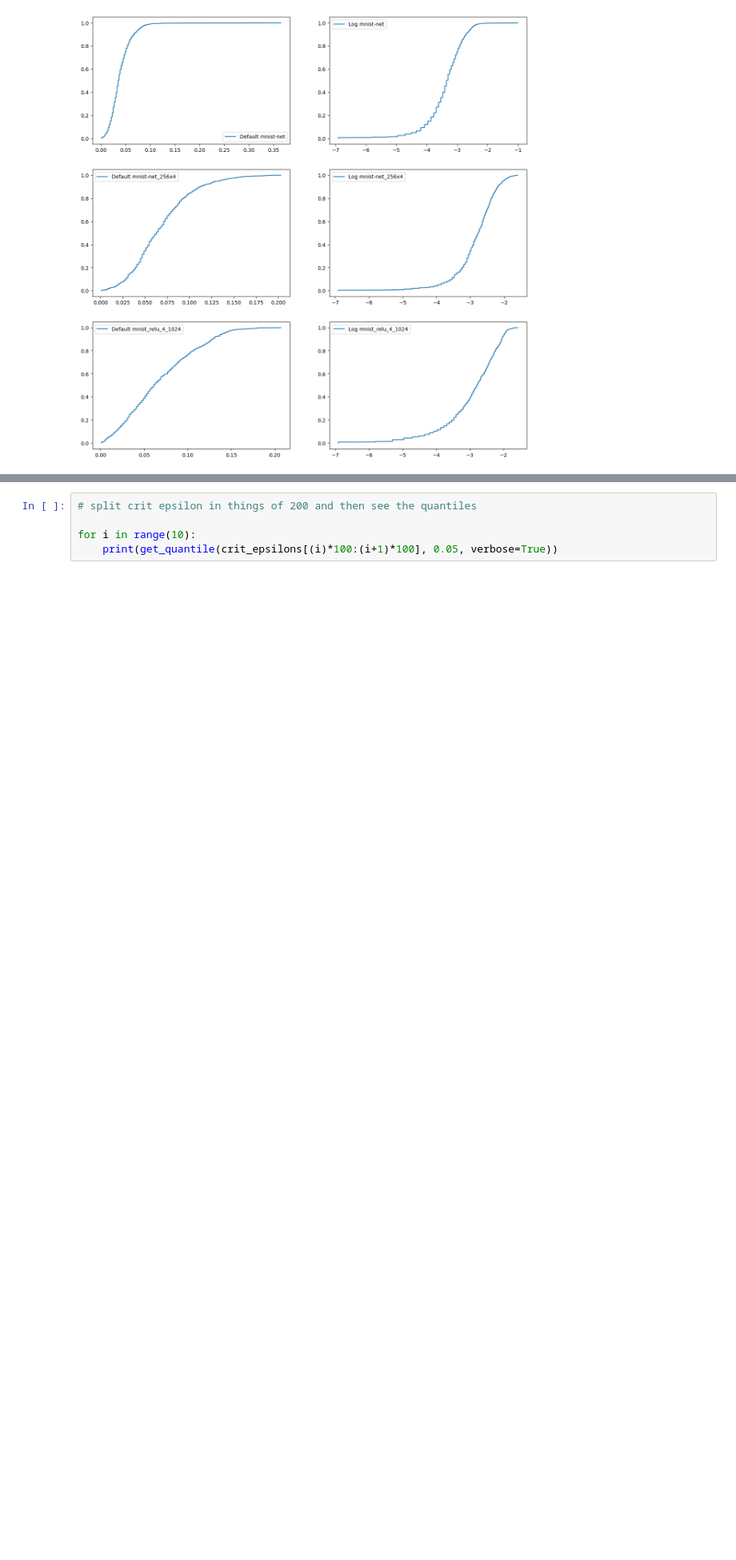
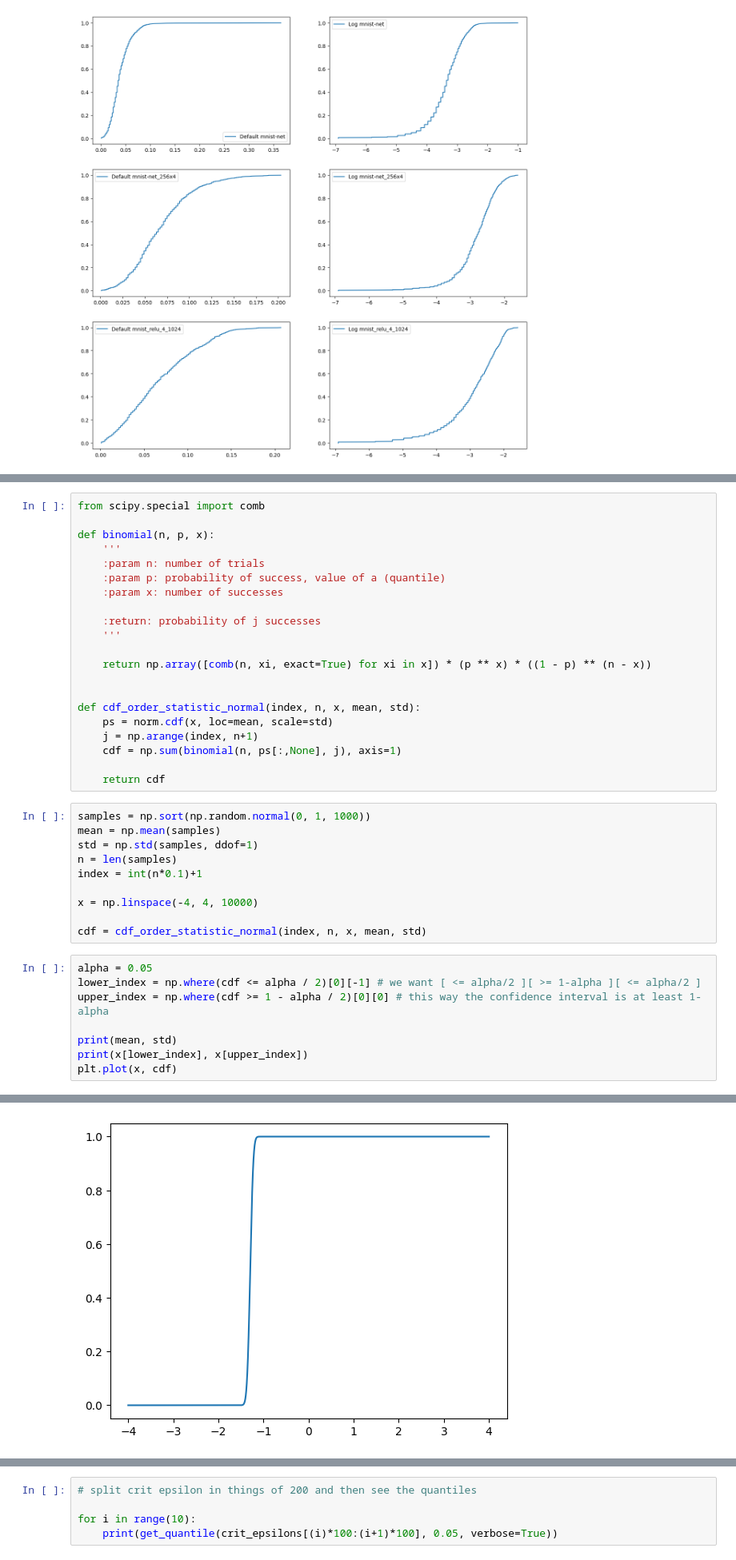
Before and after one commit to lionelkiel/Robustness-Metric, a Jupyter notebook: Frequentist_10.ipynb, the cells around one changed output, grey strips where cells are left out. Shown: that part at 80% size. Drawn from its saved outputs; the diff is of its cells as text; blank space fills up the shorter version.

Commit message:
parametric

```diff
--- a/Frequentist_10.ipynb
+++ b/Frequentist_10.ipynb
@@ -83,0 +111,40 @@ for i, network in enumerate(networks):
+# %%
+from scipy.special import comb
+
+def binomial(n, p, x):
+    '''
+    :param n: number of trials
+    :param p: probability of success, value of a (quantile)
+    :param x: number of successes
+
+    :return: probability of j successes
+    '''
+
+    return np.array([comb(n, xi, exact=True) for xi in x]) * (p ** x) * ((1 - p) ** (n - x))
+
+
+def cdf_order_statistic_normal(index, n, x, mean, std):
+    ps = norm.cdf(x, loc=mean, scale=std)
+    j = np.arange(index, n+1)
+    cdf = np.sum(binomial(n, ps[:,None], j), axis=1)
+
+    return cdf
+# %%
+samples = np.sort(np.random.normal(0, 1, 1000))
+mean = np.mean(samples)
+std = np.std(samples, ddof=1)
+n = len(samples)
+index = int(n*0.1)+1
+
+x = np.linspace(-4, 4, 10000)
+
+cdf = cdf_order_statistic_normal(index, n, x, mean, std)
+# %%
+alpha = 0.05
+lower_index = np.where(cdf <= alpha / 2)[0][-1] # we want [ <= alpha/2 ][ >= 1-alpha ][ <= alpha/2 ]
+upper_index = np.where(cdf >= 1 - alpha / 2)[0][0] # this way the confidence interval is at least 1-alpha
+
+print(mean, std)
+print(x[lower_index], x[upper_index])
+plt.plot(x, cdf)
+# %% [output]
@@ -83,0 +154 @@ for i, network in enumerate(networks):
+[figure, added]
```
Also changed, not shown: parts of 10 cells of this notebook.
